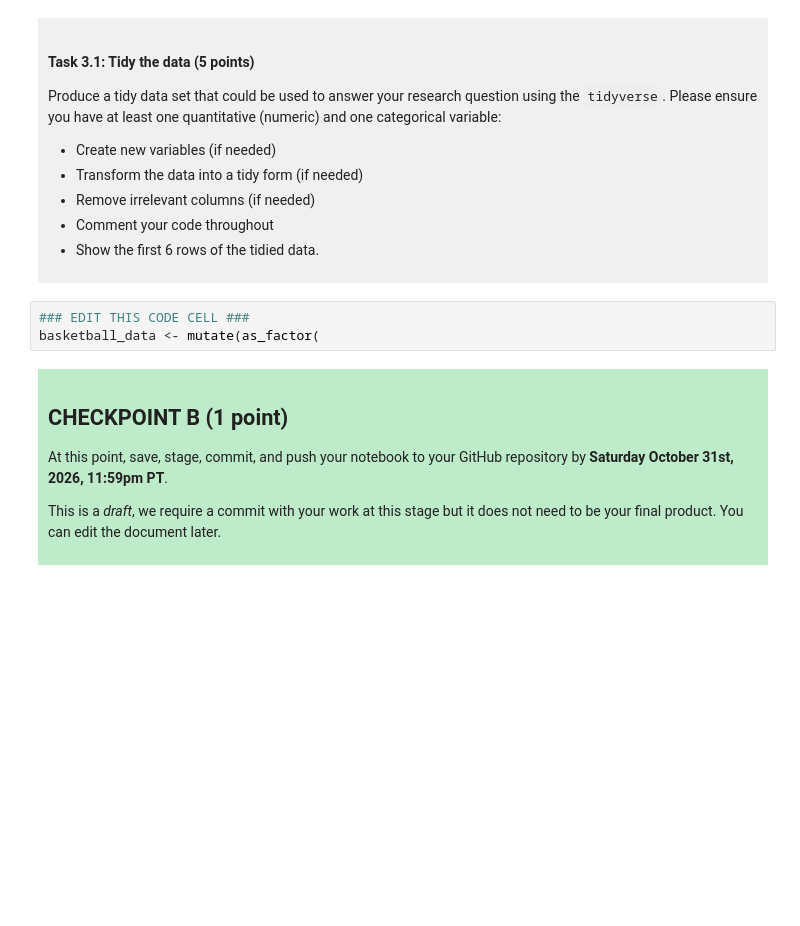
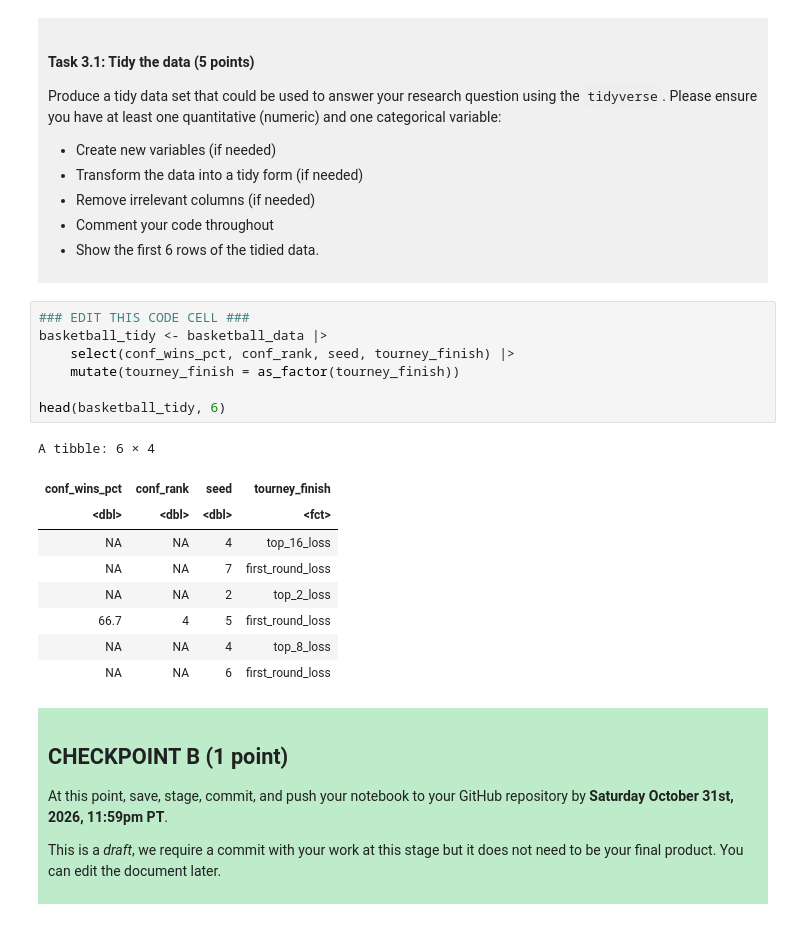
Before and after one commit to jha587/dsci-100-repository-juheon, a Jupyter notebook: dsci-100-project-notebook.ipynb, the cells around one changed output. Saved outputs shown, nothing was run; the diff lists cells and outputs as text; blank space fills up the shorter version.

Commit message:
Keeping only relevant columns, presenting the first 6 rows of the tidied data

```diff
--- a/dsci-100-project-notebook.ipynb
+++ b/dsci-100-project-notebook.ipynb
@@ -220,7 +220,21 @@ Produce a tidy data set that could be used to answer your research question usin
 </div>
 # %%
 ### EDIT THIS CODE CELL ###
-basketball_data <- mutate(as_factor(
+basketball_tidy <- basketball_data |>
+    select(conf_wins_pct, conf_rank, seed, tourney_finish) |>
+    mutate(tourney_finish = as_factor(tourney_finish))
+
+head(basketball_tidy, 6)
+# %% [output]
+A tibble: 6 × 4
+| conf_wins_pct | conf_rank | seed | tourney_finish |
+| <dbl> | <dbl> | <dbl> | <fct> |
+| NA | NA | 4 | top_16_loss |
+| NA | NA | 7 | first_round_loss |
+| NA | NA | 2 | top_2_loss |
+| 66.7 | 4 | 5 | first_round_loss |
+| NA | NA | 4 | top_8_loss |
+| NA | NA | 6 | first_round_loss |
 # %% [markdown]
 <div style="background-color: #beebca; padding: 10px;">
 
```
